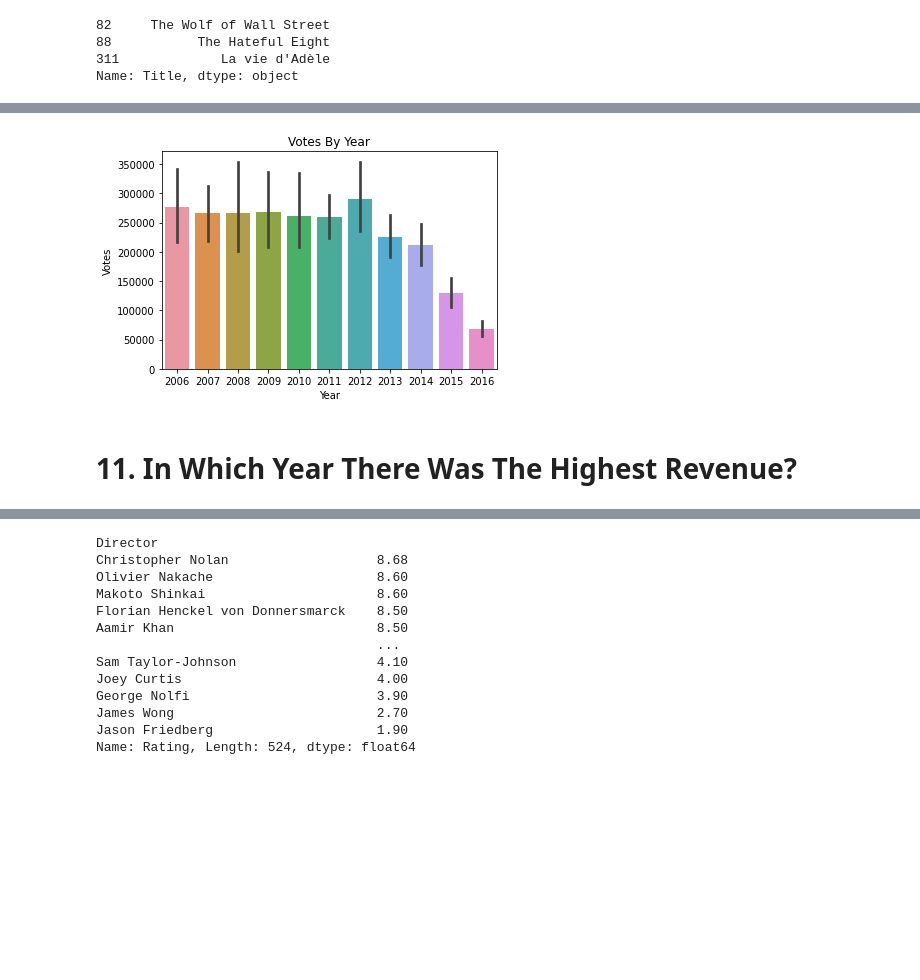
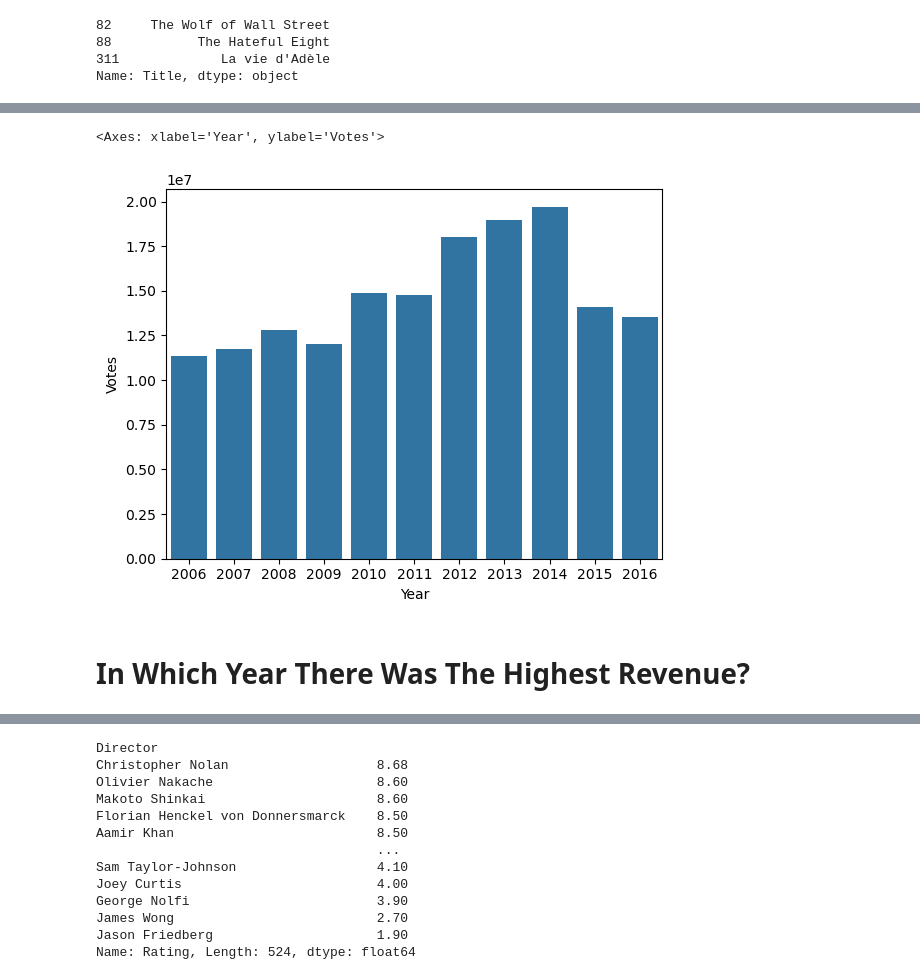
Before and after one commit to iamzubairnaseer/data-analysis-imdb-movie-dataset, a Jupyter notebook: data-analysis-imdb-movie-dataset.ipynb, the cells around one changed output, grey strips where cells are left out. Drawn from its saved outputs; the diff is of its cells as text; code cells hidden in the pictures; blank space fills up the shorter version.

Commit message:
Data Analysis -2

```diff
--- a/data-analysis-imdb-movie-dataset.ipynb
+++ b/data-analysis-imdb-movie-dataset.ipynb
@@ -258,8 +349,10 @@ Name: Title, dtype: object
 # %%
-sns.barplot(x='Year',y='Votes',data=data)
-plt.title("Votes By Year")
-plt.show()
+yearly_votes = data.groupby('Year')['Votes'].sum().reset_index()
+# Before reset_index() → Year is like an index/label on the side
+# After reset_index() → Year becomes a proper column in the table
+sns.barplot(x='Year', y='Votes', data=yearly_votes)
 # %% [output]
+<Axes: xlabel='Year', ylabel='Votes'>
-[figure, old version]
+[figure, new version]
 # %% [markdown]
-# 11. In Which Year There Was The Highest Revenue?
+# In Which Year There Was The Highest Revenue?
```
Also changed, not shown: parts of 78 cells of this notebook.
